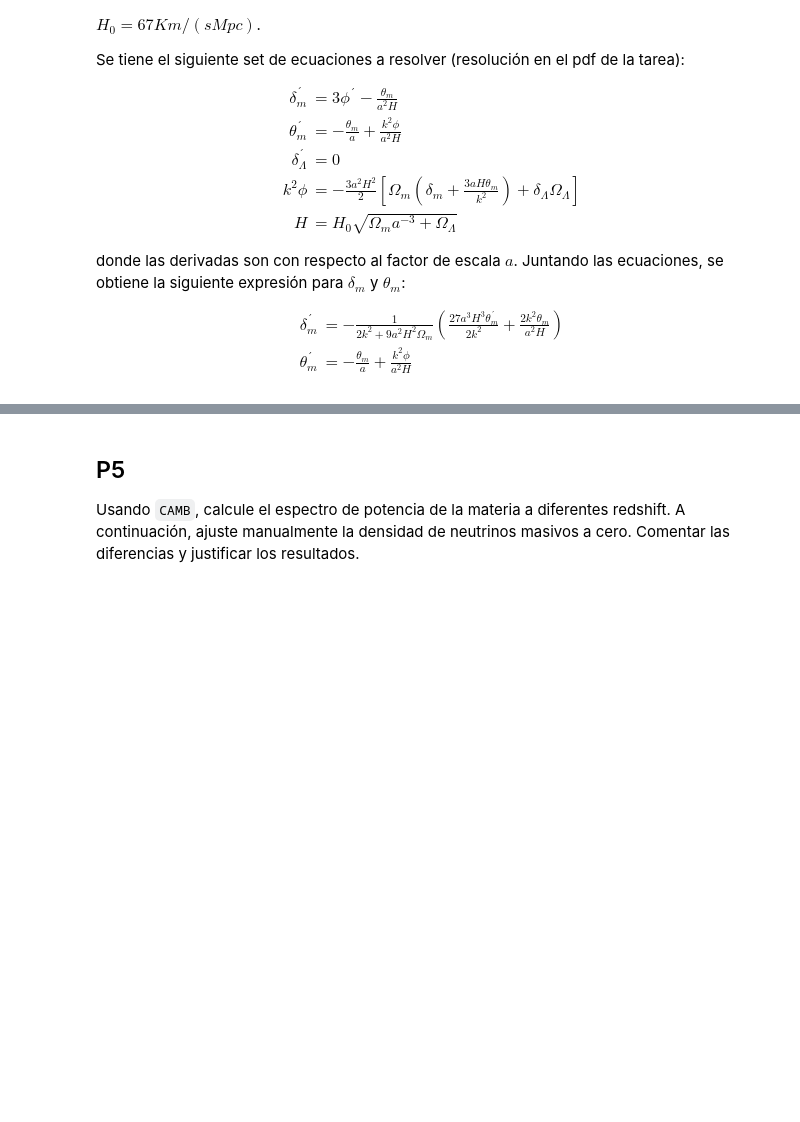
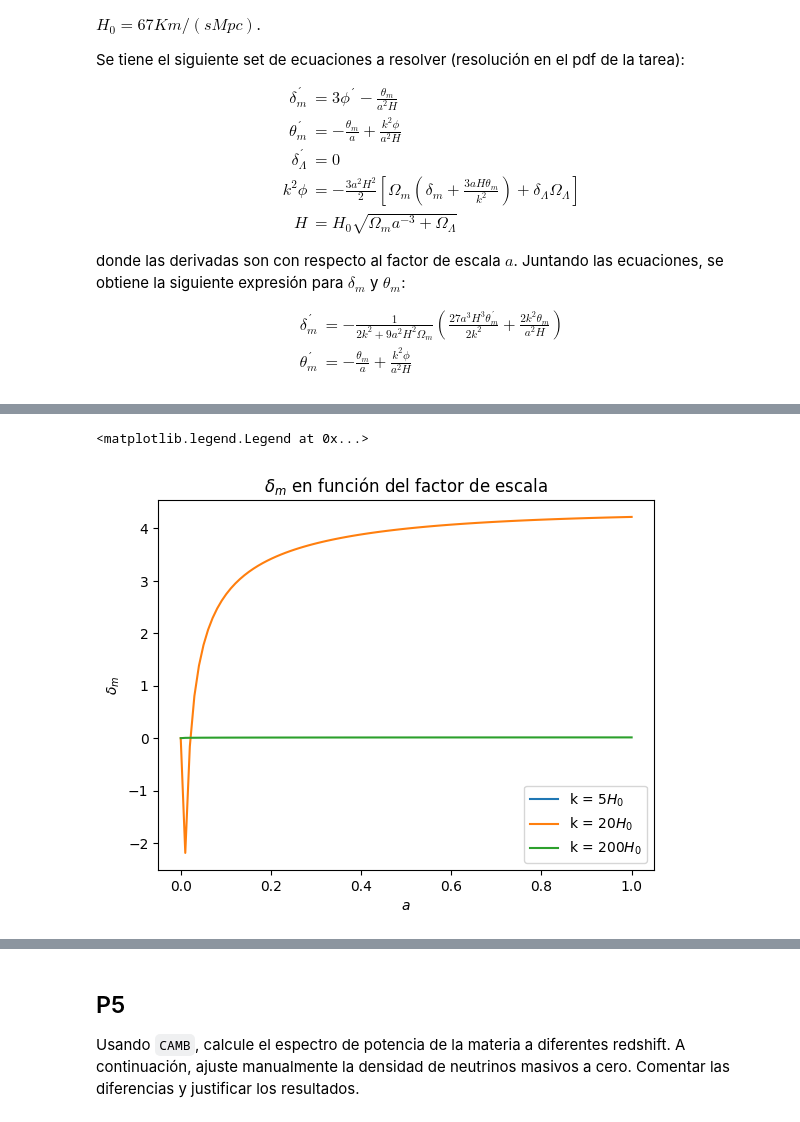
Before and after one commit to matias-z-s/tareasCosmo, a Jupyter notebook: Tarea 2/P4-P5-P6.ipynb, the cells around one changed output, grey strips where cells are left out. Cells and saved outputs as stored; diff of their text form; code cells hidden in the pictures; blank space fills up the shorter version.

```diff
--- a/Tarea 2/P4-P5-P6.ipynb
+++ b/Tarea 2/P4-P5-P6.ipynb
@@ -84,0 +91,11 @@ plt.legend()
+# %%
+plt.plot(k5.t, k5.y[0], label = r'k = 5$H_0$')
+plt.plot(k20.t, k20.y[0], label = r'k = 20$H_0$')
+plt.plot(k200.t, k200.y[0], label = r'k = 200$H_0$')
+plt.title(r'$\delta_m$ en función del factor de escala' )
+plt.xlabel(r'$a$')
+plt.ylabel(r'$\delta_m$')
+plt.legend()
+# %% [output]
+<matplotlib.legend.Legend at 0x...>
+[figure, added]
```
Also changed, not shown: parts of 2 cells of this notebook.
